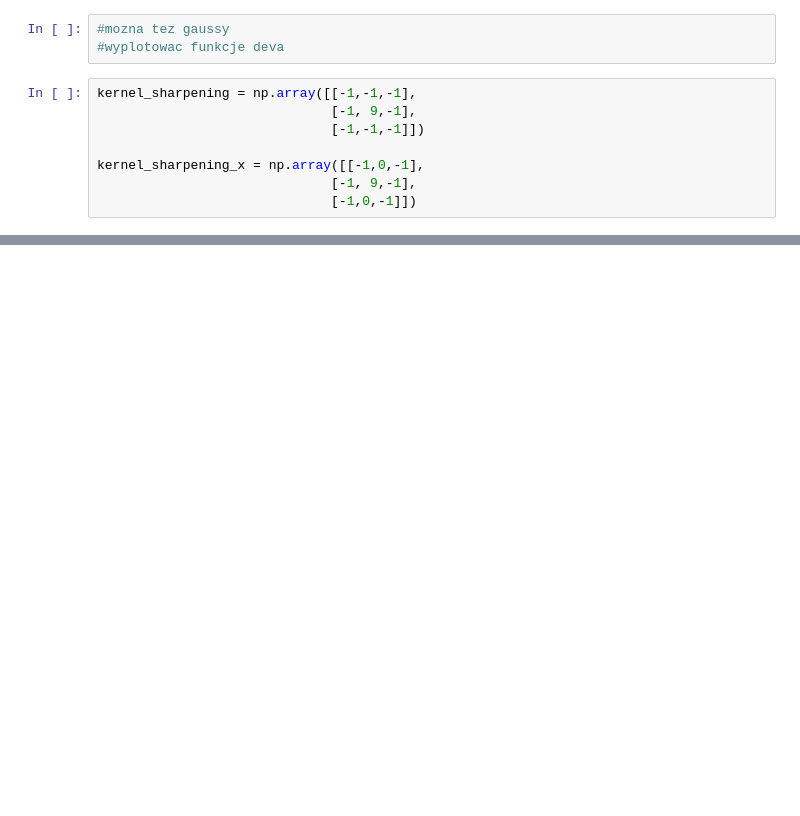
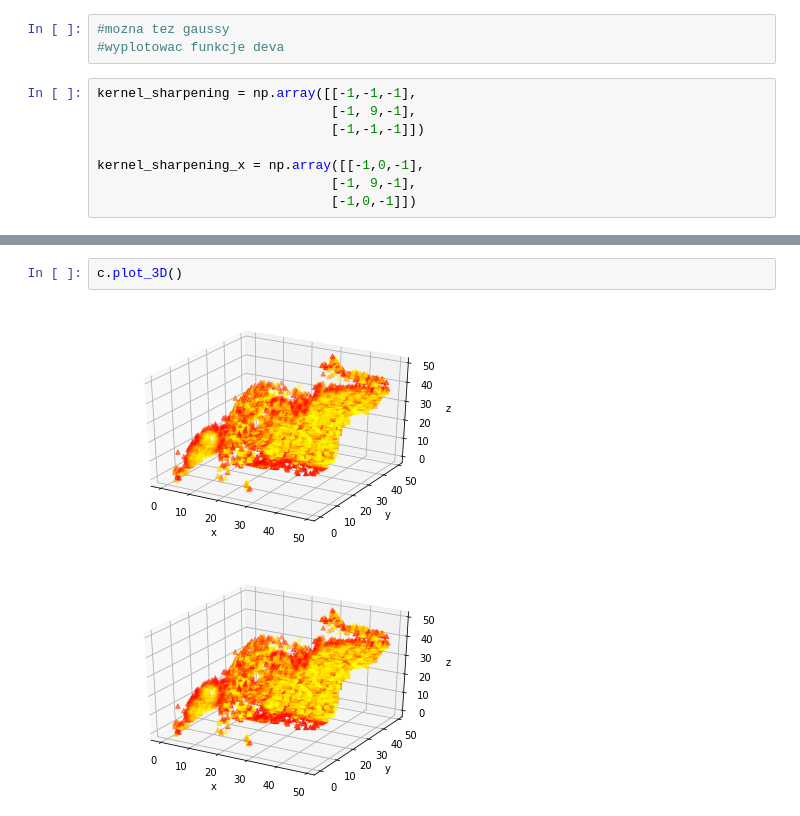
Before and after one commit to michalstepniewski/symmetry, a Jupyter notebook: Hemipheres.ipynb, the cells around one changed output, grey strips where cells are left out. Saved outputs shown, nothing was run; the diff lists cells and outputs as text; blank space fills up the shorter version.

```diff
--- a/Hemipheres.ipynb
+++ b/Hemipheres.ipynb
@@ -544,0 +744,5 @@ kernel_sharpening_x = np.array([[-1,0,-1],
+# %%
+c.plot_3D()
+# %% [output]
+[figure, added]
+[figure, added]
```
Also changed, not shown: parts of 23 cells of this notebook, 1 other file.
